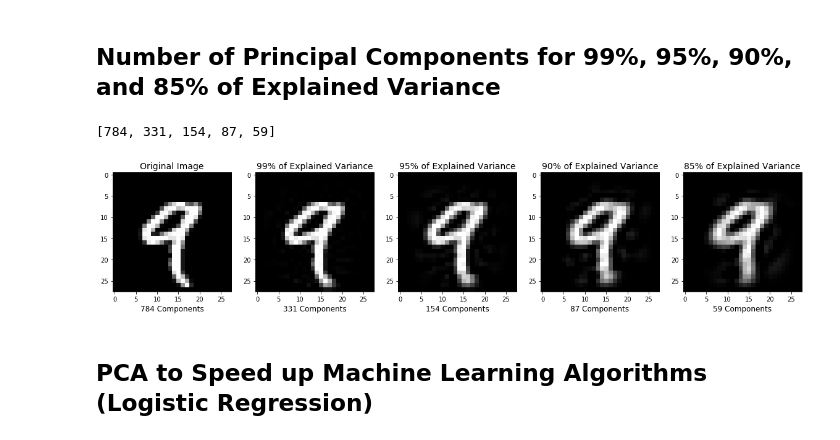
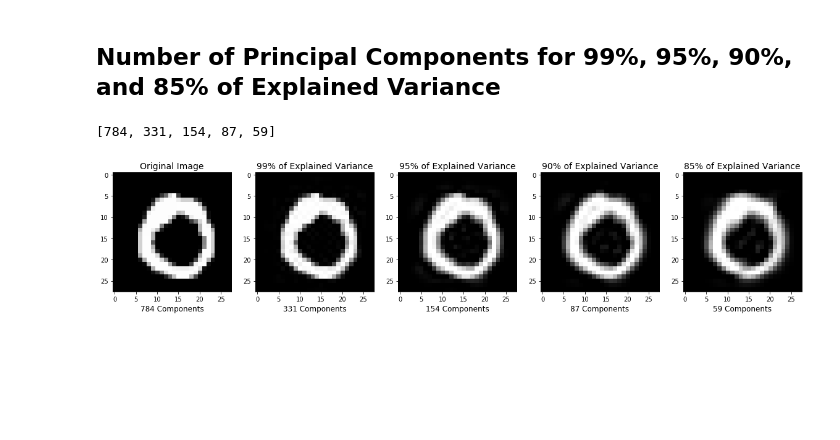
Before and after one commit to mGalarnyk/Python_Tutorials, a Jupyter notebook: Sklearn/PCA/PCA_Image_Reconstruction_and_such.ipynb, the cells around one changed output. Cells and saved outputs as stored; diff of their text form; code cells hidden in the pictures; blank space fills up the shorter version.

Commit message:
PCA image reconstruction

```diff
--- a/Sklearn/PCA/PCA_Image_Reconstruction_and_such.ipynb
+++ b/Sklearn/PCA/PCA_Image_Reconstruction_and_such.ipynb
@@ -140,0 +25,3 @@ Train PCA by requesting the projection preserve 95% of the variance. Common to c
+# %%
+# You can add the parameter data_home to wherever to where you want to download your data
+mnist = fetch_mldata('MNIST original')
@@ -155,3 +60,0 @@ The idea with going from 784 components to 154 is to reduce the running time of
-# %%
-components = pca.transform(train_img)
-approximation = pca.inverse_transform(components)
@@ -181,7 +86,7 @@ plt.title('95% of Explained Variance', fontsize = 20);
 # if n_components is not set all components are kept (784 in this case)
 pca = PCA()
 # %%
-pca.fit(train_img)
+pca.fit(mnist.data)
 # %% [output]
 PCA(copy=True, iterated_power='auto', n_components=None, random_state=None,
   svd_solver='auto', tol=0.0, whiten=False)
@@ -255,44 +160,42 @@ plt.figure(figsize=(20,4));
 
 # Original Image (784 components)
 plt.subplot(1, 5, 1);
-plt.imshow(train_img[4].reshape(28,28),
+plt.imshow(mnist.data[5].reshape(28,28),
               cmap = plt.cm.gray, interpolation='nearest',
               clim=(0, 255));
 plt.xlabel('784 Components', fontsize = 12)
 plt.title('Original Image', fontsize = 14);
 
 # 331 principal components
 plt.subplot(1, 5, 2);
-plt.imshow(explainedVariance(.99, train_img)[4].reshape(28, 28),
+plt.imshow(explainedVariance(.99, mnist.data)[5].reshape(28, 28),
               cmap = plt.cm.gray, interpolation='nearest',
               clim=(0, 255));
 plt.xlabel('331 Components', fontsize = 12)
 plt.title('99% of Explained Variance', fontsize = 14);
 
 # 154 principal components
 plt.subplot(1, 5, 3);
-plt.imshow(explainedVariance(.95, train_img)[4].reshape(28, 28),
+plt.imshow(explainedVariance(.95, mnist.data)[5].reshape(28, 28),
               cmap = plt.cm.gray, interpolation='nearest',
               clim=(0, 255));
 plt.xlabel('154 Components', fontsize = 12)
 plt.title('95% of Explained Variance', fontsize = 14);
 
 # 87 principal components
 plt.subplot(1, 5, 4);
-plt.imshow(explainedVariance(.90, train_img)[4].reshape(28, 28),
+plt.imshow(explainedVariance(.90, mnist.data)[5].reshape(28, 28),
               cmap = plt.cm.gray, interpolation='nearest',
               clim=(0, 255));
 plt.xlabel('87 Components', fontsize = 12)
 plt.title('90% of Explained Variance', fontsize = 14);
 
 # 59 principal components
 plt.subplot(1, 5, 5);
-plt.imshow(explainedVariance(.85, train_img)[4].reshape(28, 28),
+plt.imshow(explainedVariance(.85, mnist.data)[5].reshape(28, 28),
               cmap = plt.cm.gray, interpolation='nearest',
               clim=(0, 255));
 plt.xlabel('59 Components', fontsize = 12)
 plt.title('85% of Explained Variance', fontsize = 14);
 # %% [output]
-[figure, old version]
+[figure, new version]
-# %% [markdown]
-## PCA to Speed up Machine Learning Algorithms (Logistic Regression)
```
Also changed, not shown: parts of 57 cells of this notebook, 3 other files.
